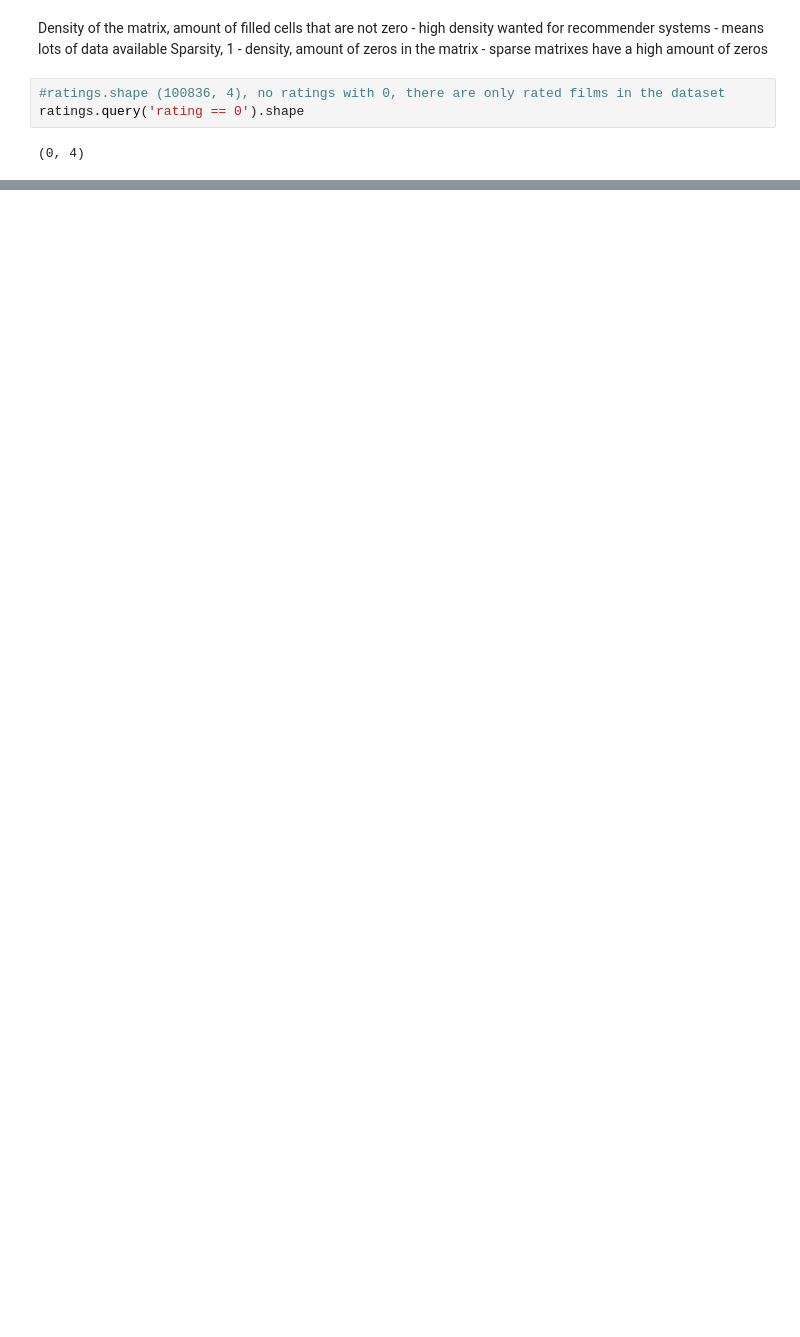
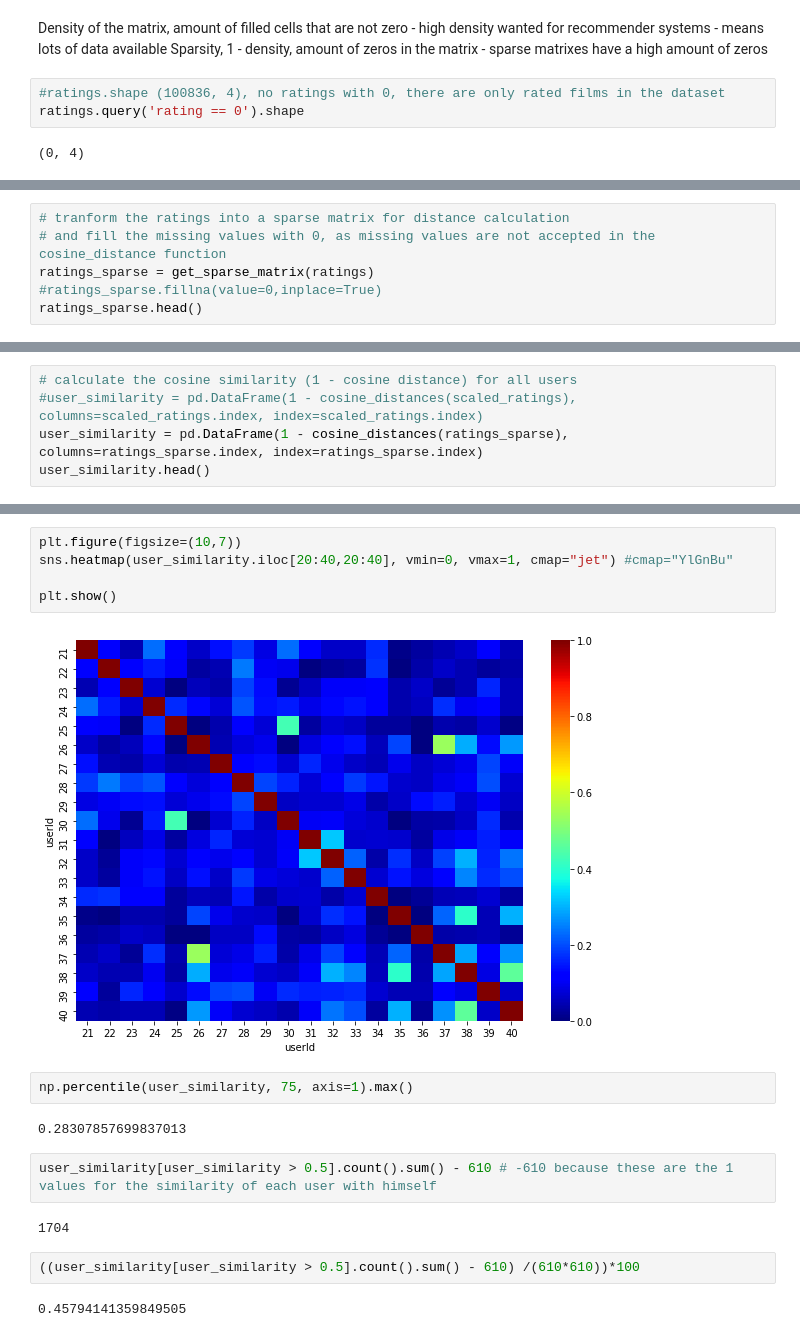
Before and after one commit to kriiis/Recommender_Systems, a Jupyter notebook: wbsflix.ipynb, the cells around one changed output, grey strips where cells are left out. Drawn from its saved outputs; the diff is of its cells as text; blank space fills up the shorter version.

```diff
--- a/wbsflix.ipynb
+++ b/wbsflix.ipynb
@@ -118,0 +448,6 @@ popularity_rating(ratings, 20)
+# %%
+# tranform the ratings into a sparse matrix for distance calculation
+# and fill the missing values with 0, as missing values are not accepted in the cosine_distance function
+ratings_sparse = get_sparse_matrix(ratings)
+#ratings_sparse.fillna(value=0,inplace=True)
+ratings_sparse.head()
@@ -118,0 +513,5 @@ popularity_rating(ratings, 20)
+# %%
+# calculate the cosine similarity (1 - cosine distance) for all users
+#user_similarity = pd.DataFrame(1 - cosine_distances(scaled_ratings), columns=scaled_ratings.index, index=scaled_ratings.index)
+user_similarity = pd.DataFrame(1 - cosine_distances(ratings_sparse), columns=ratings_sparse.index, index=ratings_sparse.index)
+user_similarity.head()
@@ -118,0 +593,19 @@ popularity_rating(ratings, 20)
+# %%
+plt.figure(figsize=(10,7))
+sns.heatmap(user_similarity.iloc[20:40,20:40], vmin=0, vmax=1, cmap="jet") #cmap="YlGnBu"
+
+plt.show()
+# %% [output]
+[figure, added]
+# %%
+np.percentile(user_similarity, 75, axis=1).max()
+# %% [output]
+0.28307857699837013
+# %%
+user_similarity[user_similarity > 0.5].count().sum() - 610 # -610 because these are the 1 values for the similarity of each user with himself
+# %% [output]
+1704
+# %%
+((user_similarity[user_similarity > 0.5].count().sum() - 610) /(610*610))*100
+# %% [output]
+0.45794141359849505
```
Also changed, not shown: parts of 60 cells of this notebook, 6 other files.
